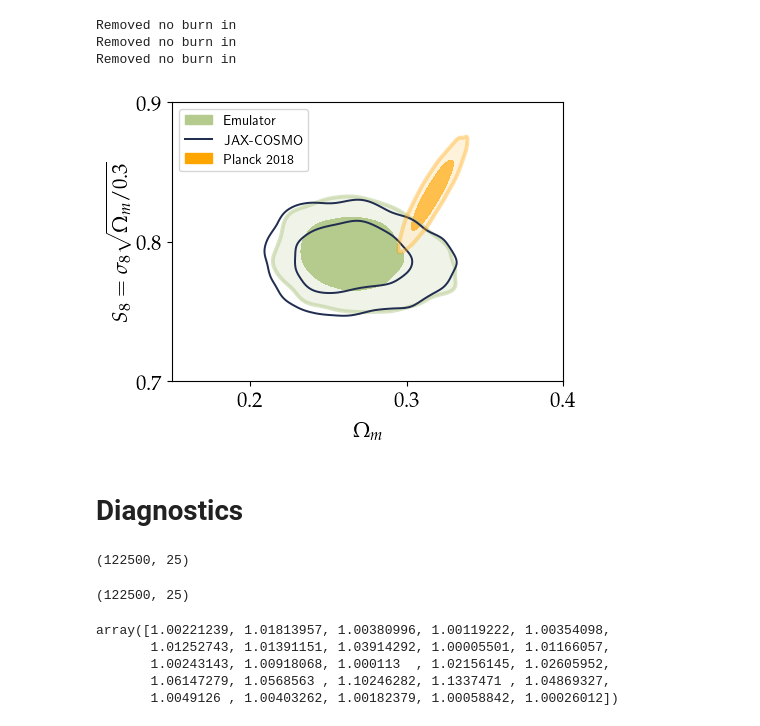
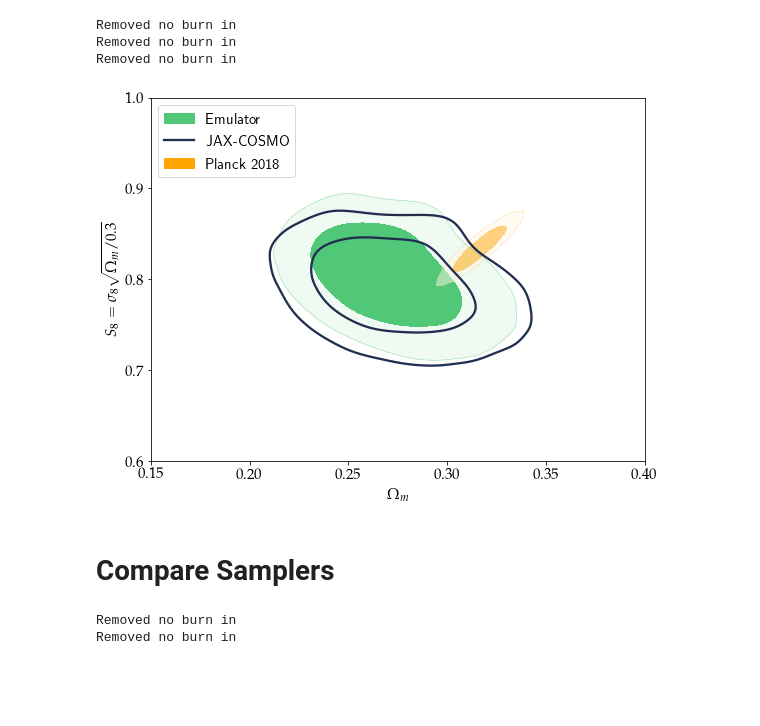
Before and after one commit to Harry45/DESEMU, a Jupyter notebook: notebooks/triangle_plot.ipynb, the cells around one changed output. Cells and saved outputs as stored; diff of their text form; code cells hidden in the pictures; blank space fills up the shorter version.

```diff
--- a/notebooks/triangle_plot.ipynb
+++ b/notebooks/triangle_plot.ipynb
@@ -100,6 +108,0 @@ flat_samples = sampler.get_chain(discard=100, thin=2, flat=True) # sampler.flatc
-# %%
-for i in range(len(labels)):
-    print(i, labels[i])
-    print(np.mean(flat_samples[:,i]), np.std(flat_samples[:,i]))
-    print(min(flat_samples[:,i]), max(flat_samples[:,i]))
-    print('-' * 50)
@@ -129,3 +109,7 @@ plt.show()
 # %%
-samples = flat_samples[:,0:5]
+emulator_samples = pickle_load('samples', 'samples_emcee_emulator')
+jaxcosmo_samples = pickle_load('samples', 'samples_emcee_jaxcosmo')
+
+emu_cosmo_samples = emulator_samples[:,0:5]
+jax_cosmo_samples = jaxcosmo_samples[:,0:5]
 # %%
@@ -198,23 +187,18 @@ samples_2 = MCSamples(samples=flat_samples_2[:,0:5],names = names, labels = labe
 Removed no burn in
 Removed no burn in
 # %%
-c1 = '#B5CA8D'
-c3 = '#222E50'
-alpha = 0.7
-contours = np.array([0.68,0.95])
-
 G = plots.getSubplotPlotter(subplot_size=2)
-G.settings.solid_contour_palefactor = 0.8
+G.settings.solid_contour_palefactor = palefactor
 G.settings.alpha_filled_add = alpha
 G.settings.num_plot_contours = 2
-G.settings.lw_contour = 2
+G.settings.lw_contour = 1
 G.settings.axes_fontsize = 20
 G.settings.lab_fontsize = 20
 G.settings.fontsize = 35 # important for padding in x-axis
-G.settings.legend_fontsize = 15
+G.settings.legend_fontsize = 25
 samples_1.updateSettings({'contours': [0.68, 0.95]})
 samples_2.updateSettings({'contours': [0.68, 0.95]})
-G.triangle_plot([samples_1, samples_2], filled = [True,False], contour_colors=[c1, c3], contour_lws=[2,3], contour_ls=['-', '-'])
+G.triangle_plot([samples_1, samples_2], filled = [True,False], contour_colors=[color1, color3], contour_lws=[3,3], contour_ls=['-', '-'])
 # plt.savefig('plots/triangle_plot_comparison.pdf', transparent = False, bbox_inches = 'tight')
 plt.show()
 # %% [output]
@@ -232,3 +216,11 @@ samples_om_s8_2 = np.c_[np.atleast_2d(omega_matter_2).T, np.atleast_2d(s8_parame
+# %%
+omega_matter_1 = emu_cosmo_samples[:,1] + emu_cosmo_samples[:,2]
+s8_parameter_1 = emu_cosmo_samples[:,0] * np.sqrt(omega_matter_1/0.3)
+samples_om_s8_1 = np.c_[np.atleast_2d(omega_matter_1).T, np.atleast_2d(s8_parameter_1).T]
+
+omega_matter_2 = jax_cosmo_samples[:,1] + jax_cosmo_samples[:,2]
+s8_parameter_2 = jax_cosmo_samples[:,0] * np.sqrt(omega_matter_2/0.3)
+samples_om_s8_2 = np.c_[np.atleast_2d(omega_matter_2).T, np.atleast_2d(s8_parameter_2).T]
 # %%
 names    = ["x%s"%i for i in range(2)]
 labels   =  [r'$\Omega_{m}$', r'$S_{8}=\sigma_{8}\sqrt{\Omega_{m}/0.3}$']
@@ -243,19 +235,17 @@ Removed no burn in
 # %%
 legend_labels_ = ['Emulator', 'JAX-COSMO', 'Planck 2018']
 # %%
-G = plots.getSinglePlotter(width_inch=5, ratio=0.75)
+G = plots.getSinglePlotter(width_inch=8, ratio=0.75)
 G.settings.num_plot_contours = 2
-G.settings.lw_contour = 2
+G.settings.lw_contour = 0.2
 G.settings.axes_fontsize = 15
 G.settings.lab_fontsize = 15
-G.settings.solid_contour_palefactor = 0.8
+G.settings.solid_contour_palefactor = 0.9
 G.settings.alpha_filled_add = alpha
-G.settings.legend_fontsize = 10
-G.plot_2d([samples_getdist_1, samples_getdist_2, samples_getdist_p], 'x0', 'x1', filled=[True, False, True], colors =[c1, c3, 'orange'], lims = [0.15, 0.4, 0.7, 0.9])
+G.settings.legend_fontsize = 15
+G.plot_2d([samples_getdist_1, samples_getdist_2, samples_getdist_p], 'x0', 'x1', filled=[True, False, True], colors =[color1, color3, 'orange'], lims = [0.15, 0.4, 0.6, 1.0])
 G.add_legend(legend_labels_, legend_loc='upper left');
 # plt.savefig(f'plots/S8_OM_comparison.pdf', bbox_inches = 'tight')
 plt.show()
 # %% [output]
-[figure, old version]
+[figure, new version]
-# %% [markdown]
-# Diagnostics
@@ -264,16 +252,11 @@ from utils.diagnostics import gelmanRubin
-# %%
-flat_samples_1.shape
-# %% [output]
-(122500, 25)
-# %%
-flat_samples_2.shape
-# %% [output]
-(122500, 25)
-# %%
-gelmanRubin(flat_samples_1, flat_samples_2)
-# %% [output]
-array([1.00221239, 1.01813957, 1.00380996, 1.00119222, 1.00354098,
-       1.01252743, 1.01391151, 1.03914292, 1.00005501, 1.01166057,
-       1.00243143, 1.00918068, 1.000113  , 1.02156145, 1.02605952,
-       1.06147279, 1.0568563 , 1.10246282, 1.1337471 , 1.04869327,
-       1.0049126 , 1.00403262, 1.00182379, 1.00058842, 1.00026012])
+# %% [markdown]
+# Compare Samplers
+# %%
+ndim = len(labels_cosmo)
+names = ["x%s"%i for i in range(ndim)]
+
+samples_1 = MCSamples(samples=emu_cosmo_samples_nuts,names = names, labels = labels_cosmo, settings = settings, label = 'Emulator + JAX-COSMO + NUTS')
+samples_2 = MCSamples(samples=emu_cosmo_samples,names = names, labels = labels_cosmo, settings = settings, label = 'Emulator + JAX-COSMO + EMCEE')
+# %% [output]
+Removed no burn in
+Removed no burn in
```
Also changed, not shown: parts of 20 cells of this notebook, 9 other files.
